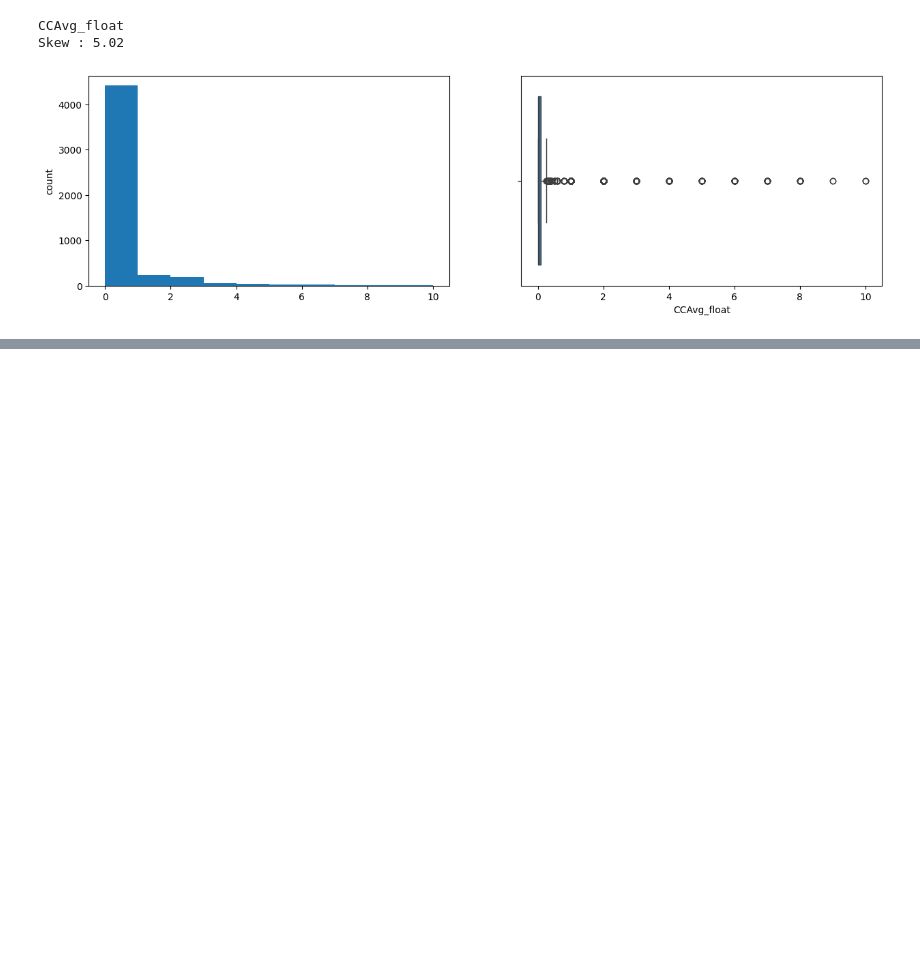
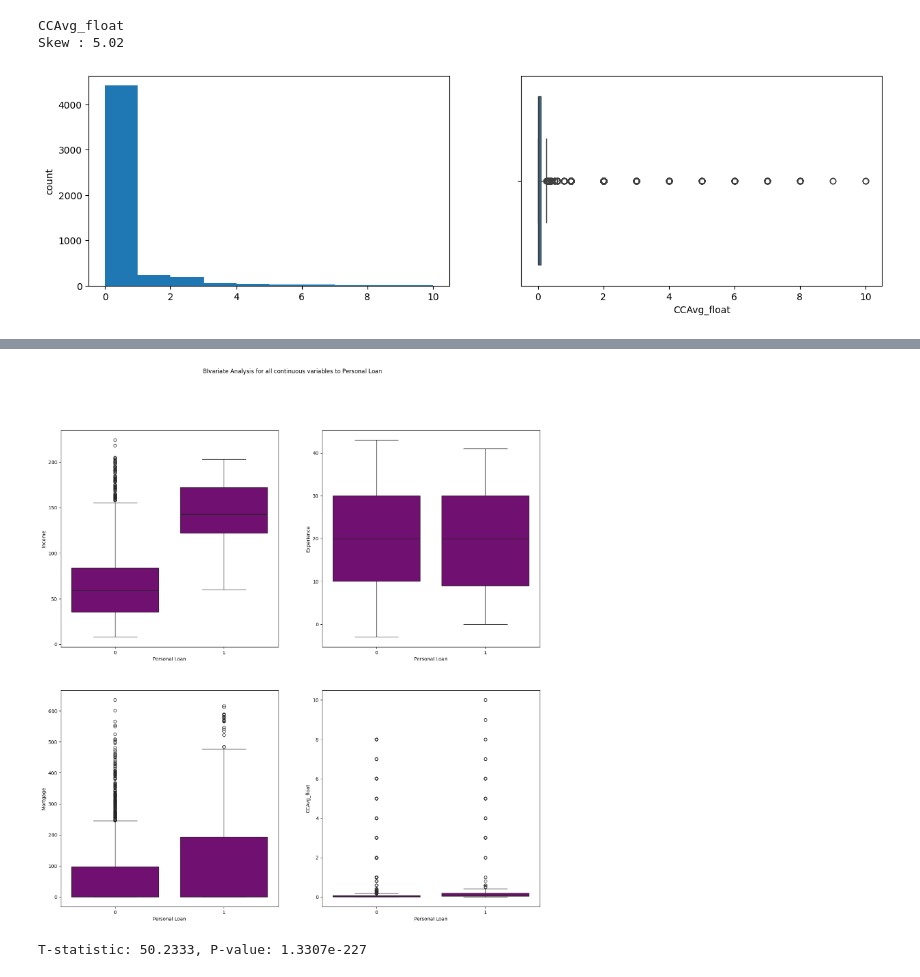
Before and after one commit to SanskarBajimaya/Bank-Data-EDA, a Jupyter notebook: EDA.ipynb, the cells around one changed output, grey strips where cells are left out. Drawn from its saved outputs; the diff is of its cells as text; code cells hidden in the pictures; blank space fills up the shorter version.

```diff
--- a/EDA.ipynb
+++ b/EDA.ipynb
@@ -479,0 +566,11 @@ Skew : 5.02
+# %%
+# Bi variate Analysis
+
+fig, axes = plt.subplots(2, 2, figsize = (18, 18))
+fig.suptitle('BIvariate Analysis for all continuous variables to Personal Loan')
+sns.boxplot(ax = axes[0, 0], x = 'Personal Loan', y='Income', data = df2, color = 'purple');
+sns.boxplot(ax = axes[0, 1], x = 'Personal Loan', y='Experience', data = df2, color = 'purple');
+sns.boxplot(ax = axes[1, 0], x = 'Personal Loan', y='Mortgage', data = df2, color = 'purple');
+sns.boxplot(ax = axes[1, 1], x = 'Personal Loan', y='CCAvg_float', data = df2, color = 'purple');
+# %% [output]
+[figure, added]
@@ -479,0 +582,20 @@ Skew : 5.02
+# %%
+# Let's learn some statistical insights from Income and Personal Loan
+# My favourite test from R code: Welch t-test
+
+"""
+Null Hypothesis (H₀):
+μ₁ = μ₂
+There is no difference in average income between the two groups (people who took personal loan and who didn't).
+
+Alternative Hypothesis (H₁):
+μ₁ ≠ μ₂
+There is a difference in average income between loan acceptors and non-acceptors."""
+
+income_loan_yes = df2[df2['Personal Loan'] == 1]['Income']
+income_loan_no = df2[df2['Personal Loan'] == 0]['Income']
+
+t_stat, p_val = ttest_ind(income_loan_yes, income_loan_no, equal_var=False)
+print(f"T-statistic: {t_stat:.4f}, P-value: {p_val:.4e}")
+# %% [output]
+T-statistic: 50.2333, P-value: 1.3307e-227
```
Also changed, not shown: parts of 17 cells of this notebook.
